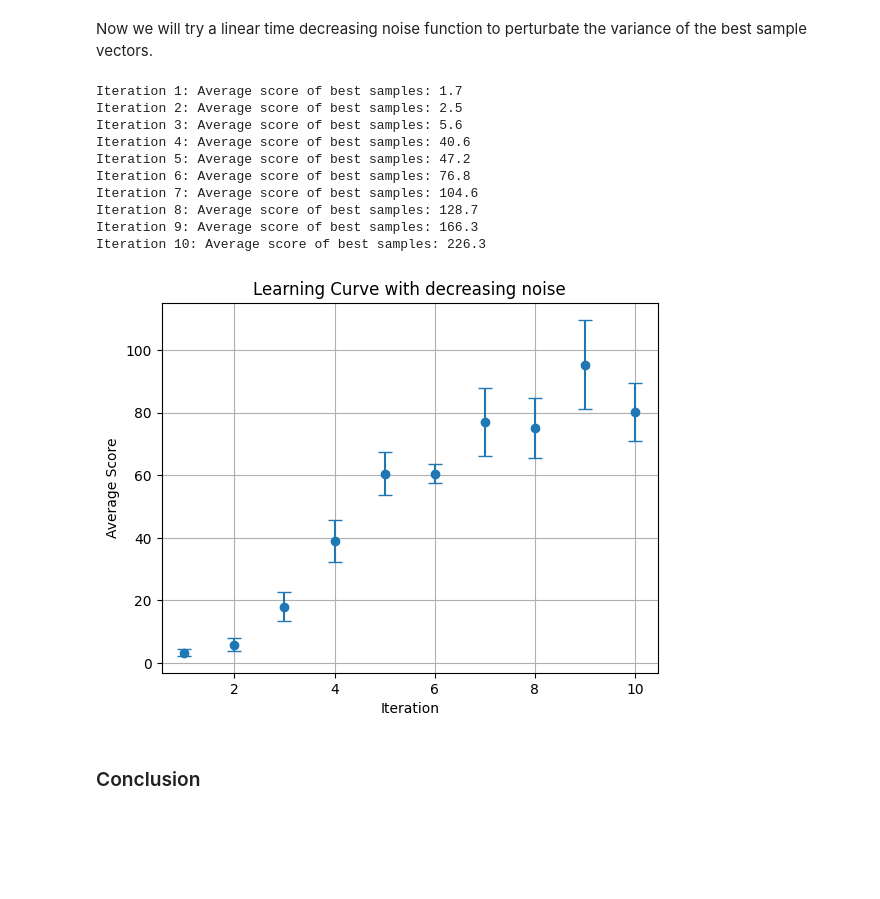
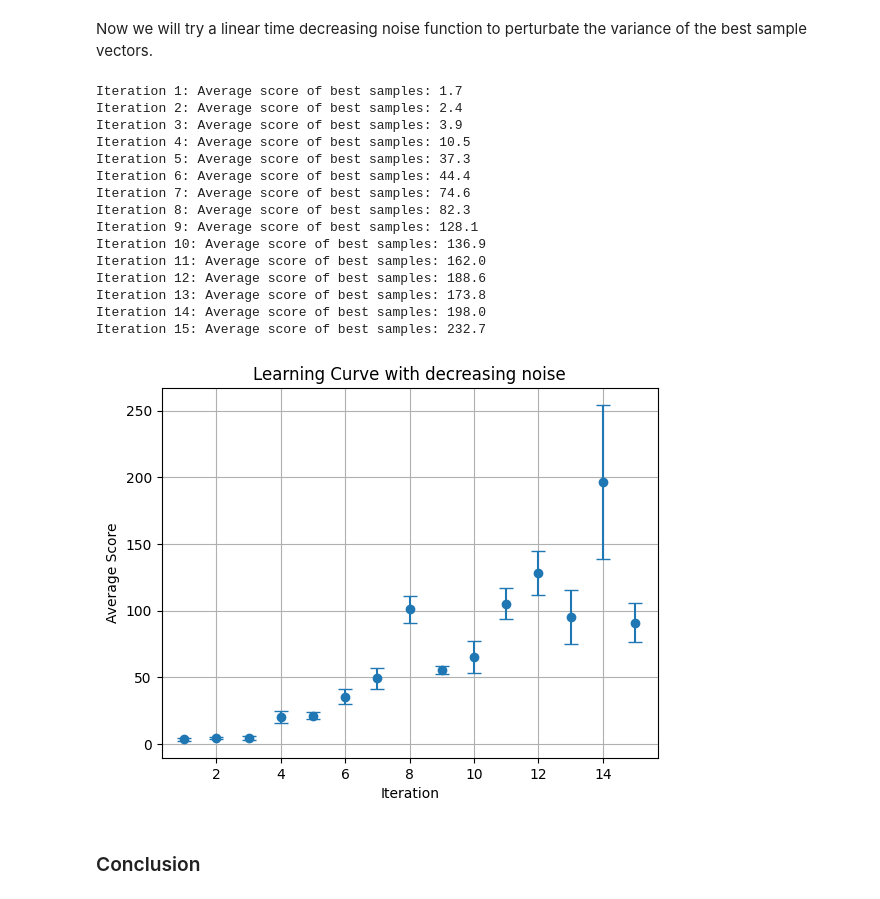
Before and after one commit to yassprogramme/learning_tetris, a Jupyter notebook: Optimization.ipynb, the cells around one changed output. Cells and saved outputs as stored; diff of their text form; code cells hidden in the pictures; blank space fills up the shorter version.

Commit message:
Graphe decre noise 2

```diff
--- a/Optimization.ipynb
+++ b/Optimization.ipynb
@@ -192,24 +192,29 @@ def  decr_NCE (iterations,N,rho,a,b):
   return learning_curve,std
 # %%
 np.random.seed(42)
-learning_curve_CE_DN,std_DN=decr_NCE(10,100,0.1,5,10)
-plt.errorbar(range(1,11), learning_curve_CE_DN, yerr=1.96 * (np.array(std_DN) / np.sqrt(num_games)), fmt='o', capsize=5)
+learning_curve_CE_DN,std_DN=decr_NCE(15,100,0.1,5,10)
+plt.errorbar(range(1,16), learning_curve_CE_DN, yerr=1.96 * (np.array(std_DN) / np.sqrt(num_games)), fmt='o', capsize=5)
 plt.xlabel('Iteration')
 plt.ylabel('Average Score')
 plt.title('Learning Curve with decreasing noise')
 plt.grid(True)
 plt.show()
 # %% [output]
 Iteration 1: Average score of best samples: 1.7
-Iteration 2: Average score of best samples: 2.5
-Iteration 3: Average score of best samples: 5.6
-Iteration 4: Average score of best samples: 40.6
-Iteration 5: Average score of best samples: 47.2
-Iteration 6: Average score of best samples: 76.8
-Iteration 7: Average score of best samples: 104.6
-Iteration 8: Average score of best samples: 128.7
-Iteration 9: Average score of best samples: 166.3
-Iteration 10: Average score of best samples: 226.3
+Iteration 2: Average score of best samples: 2.4
+Iteration 3: Average score of best samples: 3.9
+Iteration 4: Average score of best samples: 10.5
+Iteration 5: Average score of best samples: 37.3
+Iteration 6: Average score of best samples: 44.4
+Iteration 7: Average score of best samples: 74.6
+Iteration 8: Average score of best samples: 82.3
+Iteration 9: Average score of best samples: 128.1
+Iteration 10: Average score of best samples: 136.9
+Iteration 11: Average score of best samples: 162.0
+Iteration 12: Average score of best samples: 188.6
+Iteration 13: Average score of best samples: 173.8
+Iteration 14: Average score of best samples: 198.0
+Iteration 15: Average score of best samples: 232.7
-[figure, old version]
+[figure, new version]
 # %% [markdown]
 ### Conclusion
```
